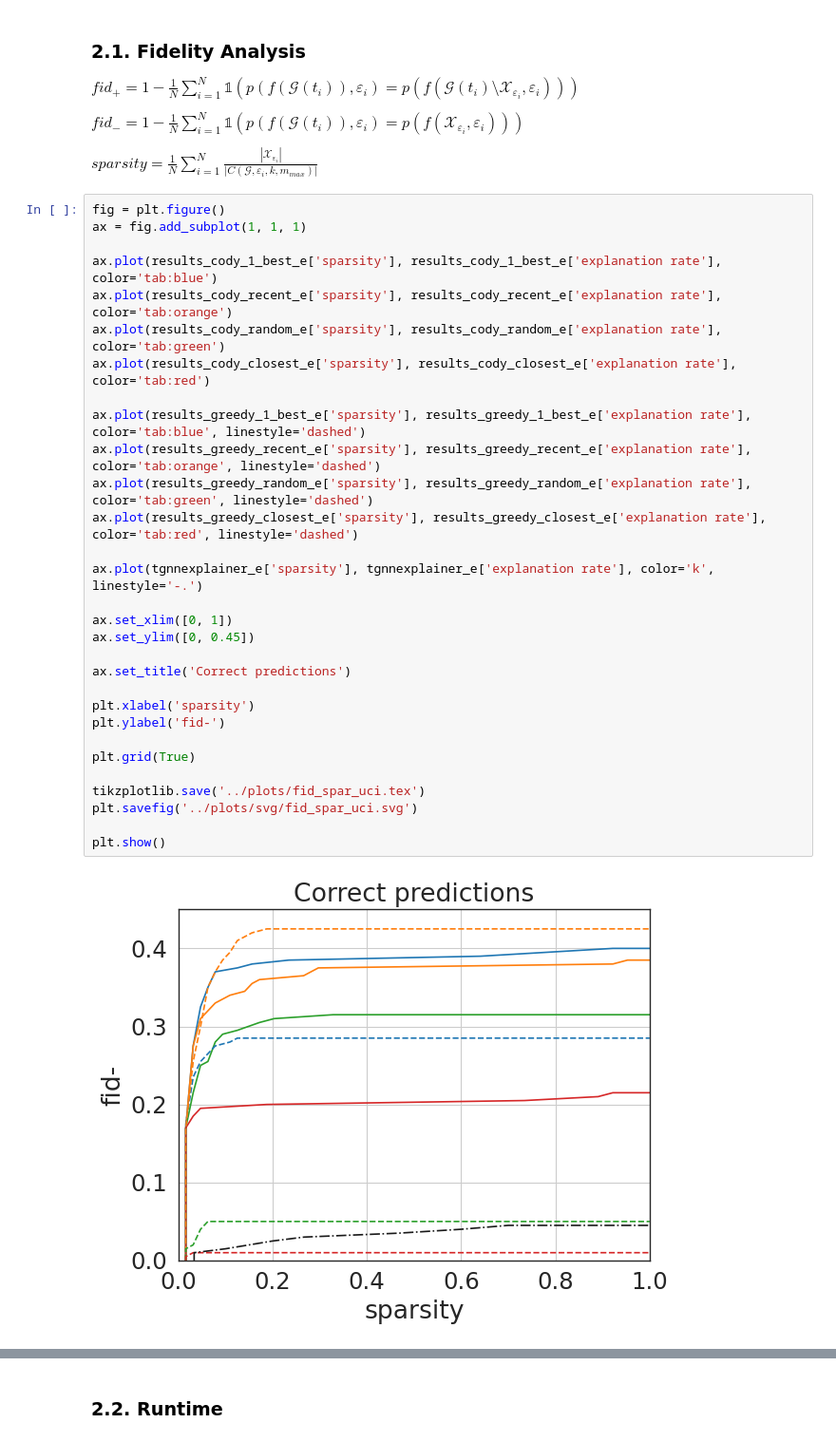
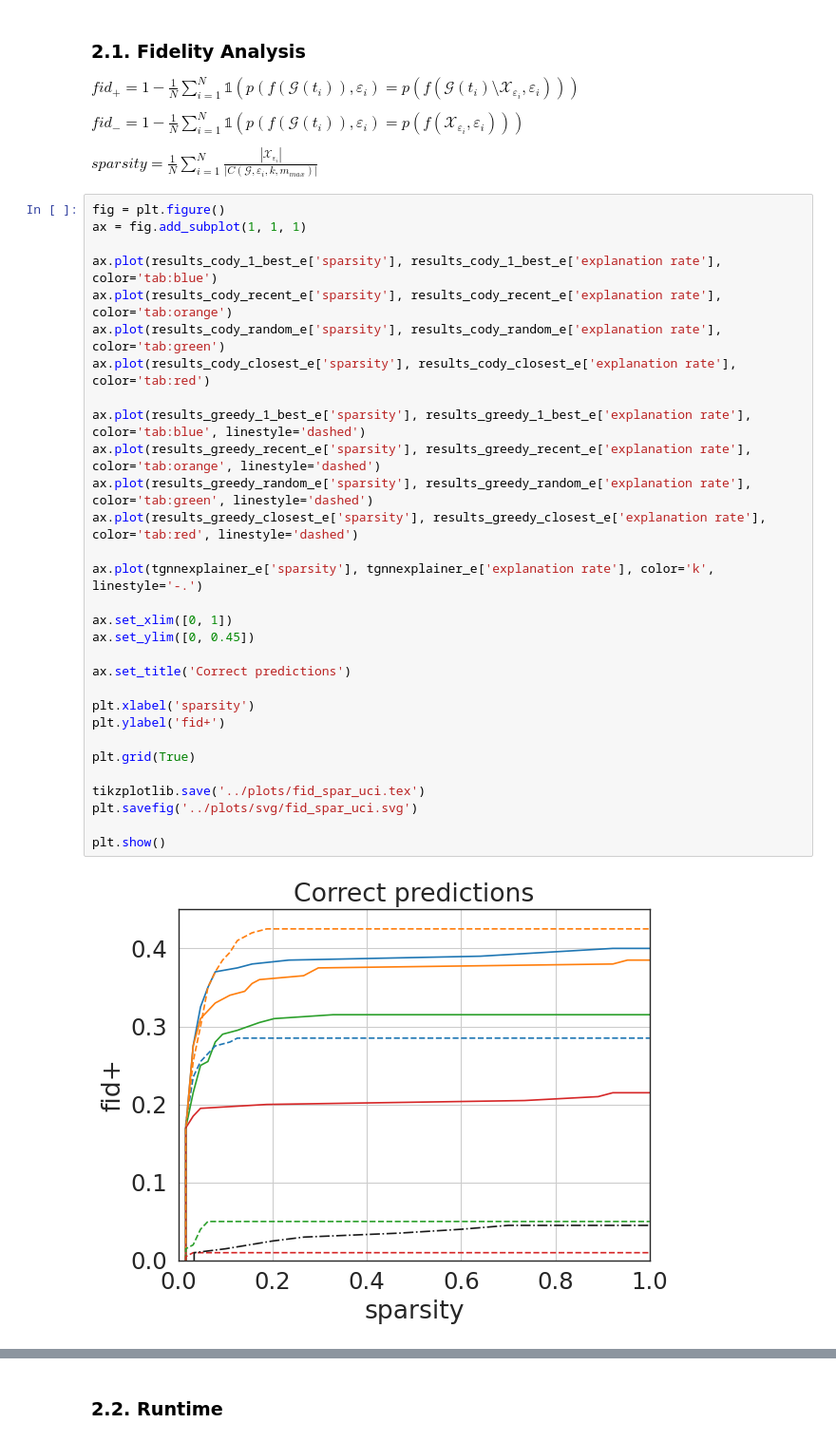
Before and after one commit to daniel-gomm/cody-evaluation, a Jupyter notebook: notebooks/UCI.ipynb, the cells around one changed output, grey strips where cells are left out. Shown at 95% size. Saved outputs shown, nothing was run; the diff lists cells and outputs as text.

```diff
--- a/notebooks/UCI.ipynb
+++ b/notebooks/UCI.ipynb
@@ -187,35 +187,35 @@ $sparsity = \frac{1}{N} \sum_{i = 1}^N \frac{|\mathcal{X}_{\varepsilon_i}|}{|C(\
 # %%
 fig = plt.figure()
 ax = fig.add_subplot(1, 1, 1)
 
 ax.plot(results_cody_1_best_e['sparsity'], results_cody_1_best_e['explanation rate'], color='tab:blue')
 ax.plot(results_cody_recent_e['sparsity'], results_cody_recent_e['explanation rate'], color='tab:orange')
 ax.plot(results_cody_random_e['sparsity'], results_cody_random_e['explanation rate'], color='tab:green')
 ax.plot(results_cody_closest_e['sparsity'], results_cody_closest_e['explanation rate'], color='tab:red')
 
 ax.plot(results_greedy_1_best_e['sparsity'], results_greedy_1_best_e['explanation rate'], color='tab:blue', linestyle='dashed')
 ax.plot(results_greedy_recent_e['sparsity'], results_greedy_recent_e['explanation rate'], color='tab:orange', linestyle='dashed')
 ax.plot(results_greedy_random_e['sparsity'], results_greedy_random_e['explanation rate'], color='tab:green', linestyle='dashed')
 ax.plot(results_greedy_closest_e['sparsity'], results_greedy_closest_e['explanation rate'], color='tab:red', linestyle='dashed')
 
 ax.plot(tgnnexplainer_e['sparsity'], tgnnexplainer_e['explanation rate'], color='k', linestyle='-.')
 
 ax.set_xlim([0, 1])
 ax.set_ylim([0, 0.45])
 
 ax.set_title('Correct predictions')
 
 plt.xlabel('sparsity')
-plt.ylabel('fid-')
+plt.ylabel('fid+')
 
 plt.grid(True)
 
 tikzplotlib.save('../plots/fid_spar_uci.tex')
 plt.savefig('../plots/svg/fid_spar_uci.svg')
 
 plt.show()
 # %% [output]
-[figure, old version]
+[figure, new version]
 # %%
 fig = plt.figure()
 ax = fig.add_subplot(1, 1, 1)
```
Also changed, not shown: parts of 17 cells of this notebook, 45 other files.
